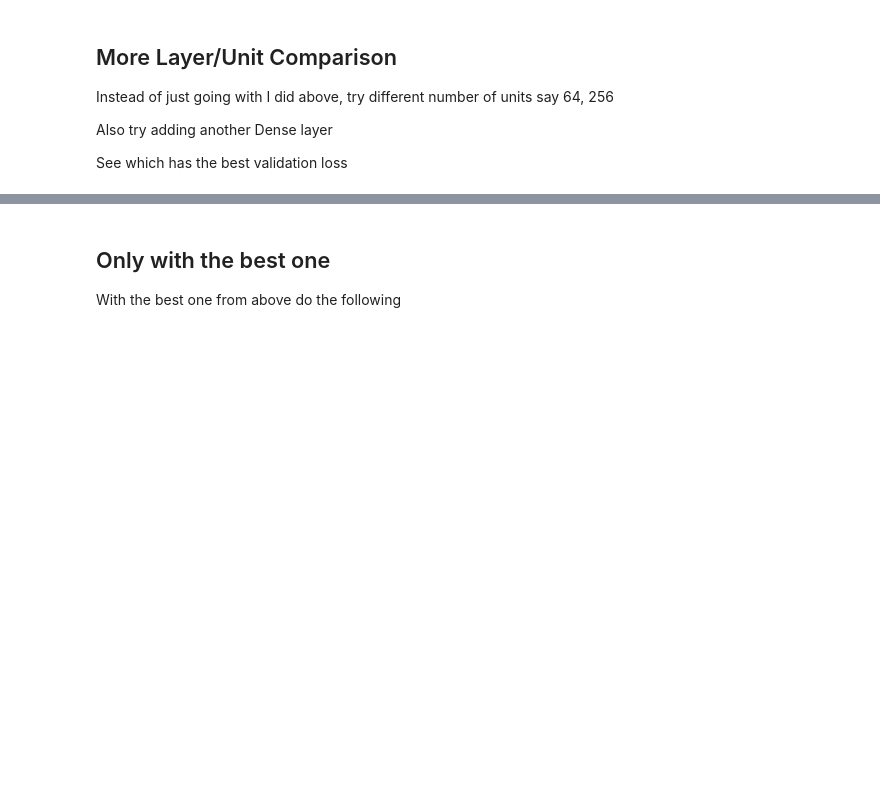
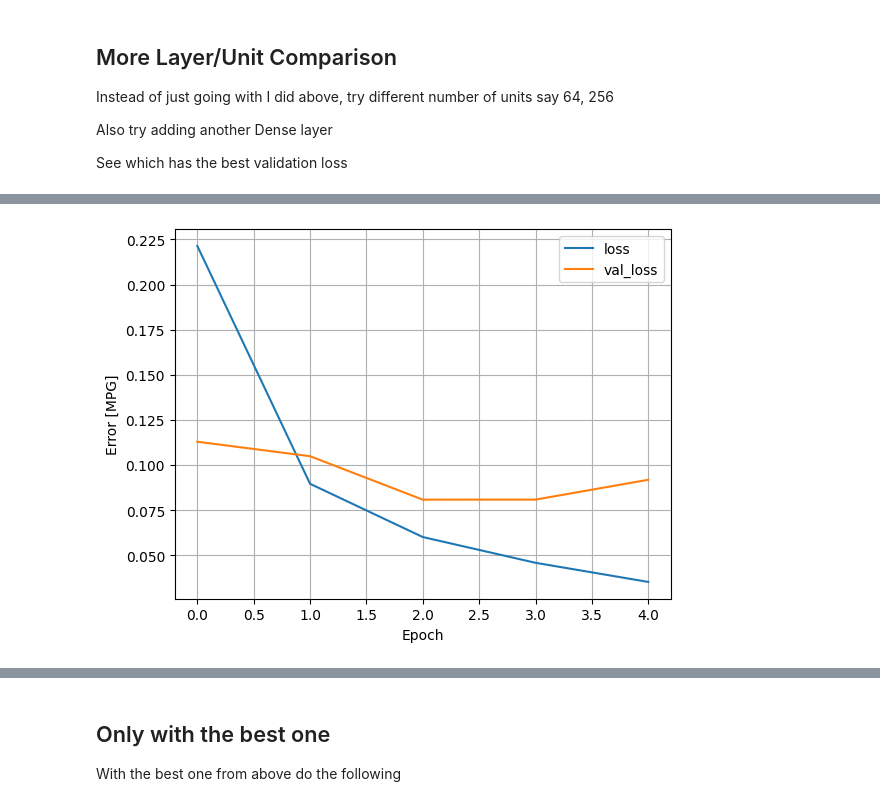
Before and after one commit to ArielCNunes/ML_Labs, a Jupyter notebook: lab-10/Classification Digits TensorFlow.ipynb, the cells around one changed output, grey strips where cells are left out. Drawn from its saved outputs; the diff is of its cells as text; code cells hidden in the pictures; blank space fills up the shorter version.

```diff
--- a/lab-10/Classification Digits TensorFlow.ipynb
+++ b/lab-10/Classification Digits TensorFlow.ipynb
@@ -522,0 +637,8 @@ See which has the best validation loss
+# %%
+model3.add(tf.keras.layers.Dense(10))
+# %%
+model3.compile(
+    optimizer=tf.keras.optimizers.Adam(0.001),
+    loss=tf.keras.losses.SparseCategoricalCrossentropy(from_logits=True),
+    metrics=['accuracy']
+)
@@ -522,0 +665,4 @@ See which has the best validation loss
+# %%
+history_model3 = model3.fit(train_images, train_labels,
+          epochs=5, validation_split=0.2
+)
@@ -522,0 +701,16 @@ See which has the best validation loss
+# %%
+def plot_loss(history):
+    plt.plot(history.history['loss'], label='loss')
+    try:
+        plt.plot(history.history['val_loss'], label='val_loss')
+    except:
+        None
+    #plt.ylim([0, 10])
+    plt.xlabel('Epoch')
+    plt.ylabel('Error [MPG]')
+    plt.legend()
+    plt.grid(True)
+# %%
+plot_loss(history_model3)
+# %% [output]
+[figure, added]
```
Also changed, not shown: parts of 53 cells of this notebook.
